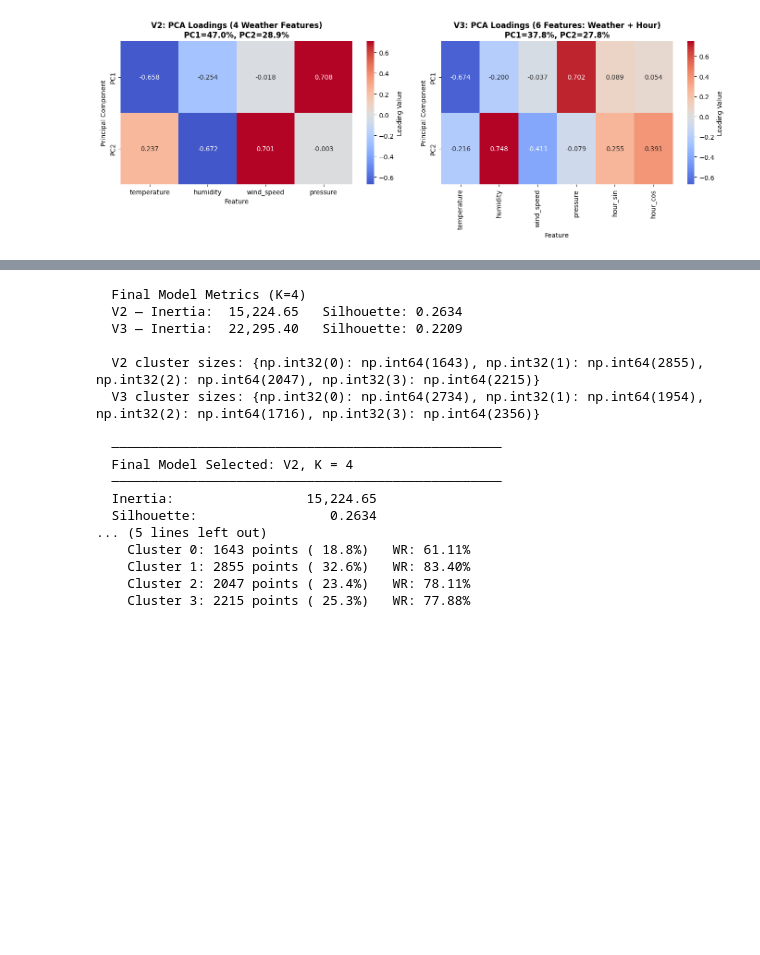
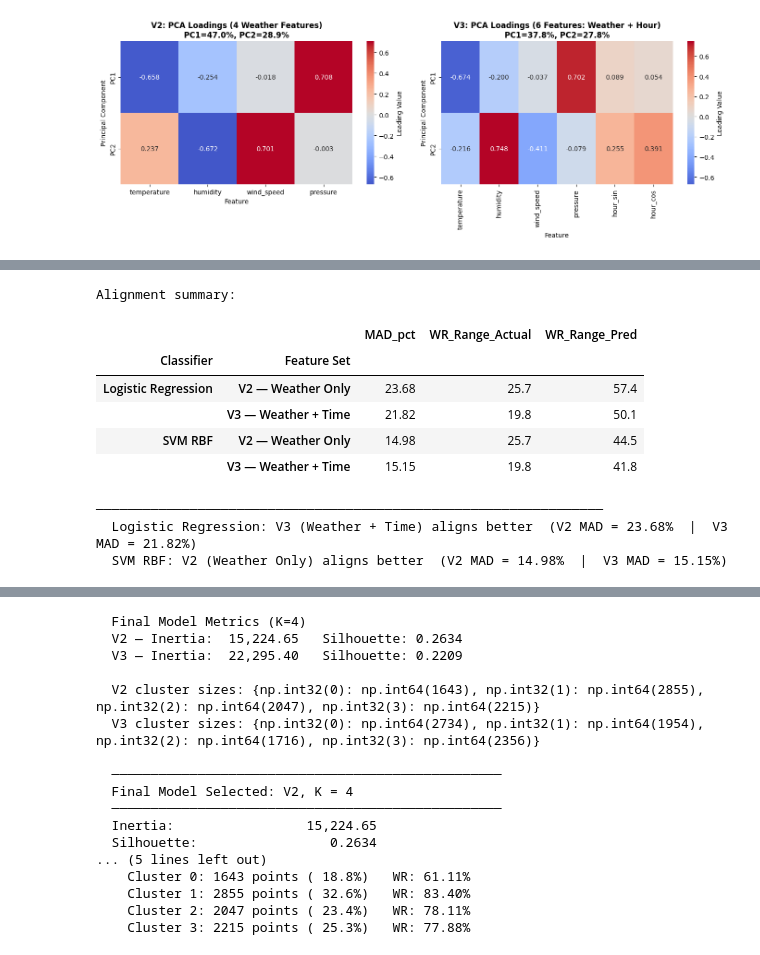
Before and after one commit to quyneehcl/HanoiAirQuality, a Jupyter notebook: task3.ipynb, the cells around one changed output, grey strips where cells are left out. Saved outputs shown, nothing was run; the diff lists cells and outputs as text; code cells hidden in the pictures; blank space fills up the shorter version.

```diff
--- a/task3.ipynb
+++ b/task3.ipynb
@@ -473,0 +720,37 @@ clustering metric.
+# %%
+alignment = val_df.copy()
+alignment['AbsDiff'] = alignment['Δ (pred−actual)'].abs()
+
+summary = (
+    alignment
+    .groupby(['Classifier', 'Feature Set'])
+    .agg(
+        MAD_pct          = ('AbsDiff',       'mean'),
+        WR_Range_Actual  = ('Actual WR%',    lambda x: x.max() - x.min()),
+        WR_Range_Pred    = ('Predicted WR%', lambda x: x.max() - x.min()),
+    )
+    .round(2)
+)
+
+print("Alignment summary:")
+display(summary)
+
+print()
+print('─' * 65)
+for clf in ['Logistic Regression', 'SVM RBF']:
+    v2 = summary.loc[(clf, 'V2 — Weather Only'),   'MAD_pct']
+    v3 = summary.loc[(clf, 'V3 — Weather + Time'), 'MAD_pct']
+    better = 'V2 (Weather Only)' if v2 <= v3 else 'V3 (Weather + Time)'
+    print(f"  {clf}: {better} aligns better  "
+          f"(V2 MAD = {v2:.2f}%  |  V3 MAD = {v3:.2f}%)")
+# %% [output]
+Alignment summary:
+|  |  | MAD_pct | WR_Range_Actual | WR_Range_Pred |
+| Classifier | Feature Set |  |  |  |
+| Logistic Regression | V2 — Weather Only | 23.68 | 25.7 | 57.4 |
+|  | V3 — Weather + Time | 21.82 | 19.8 | 50.1 |
+| SVM RBF | V2 — Weather Only | 14.98 | 25.7 | 44.5 |
+|  | V3 — Weather + Time | 15.15 | 19.8 | 41.8 |
+─────────────────────────────────────────────────────────────────
+  Logistic Regression: V3 (Weather + Time) aligns better  (V2 MAD = 23.68%  |  V3 MAD = 21.82%)
+  SVM RBF: V2 (Weather Only) aligns better  (V2 MAD = 14.98%  |  V3 MAD = 15.15%)
```
Also changed, not shown: parts of 46 cells of this notebook.
